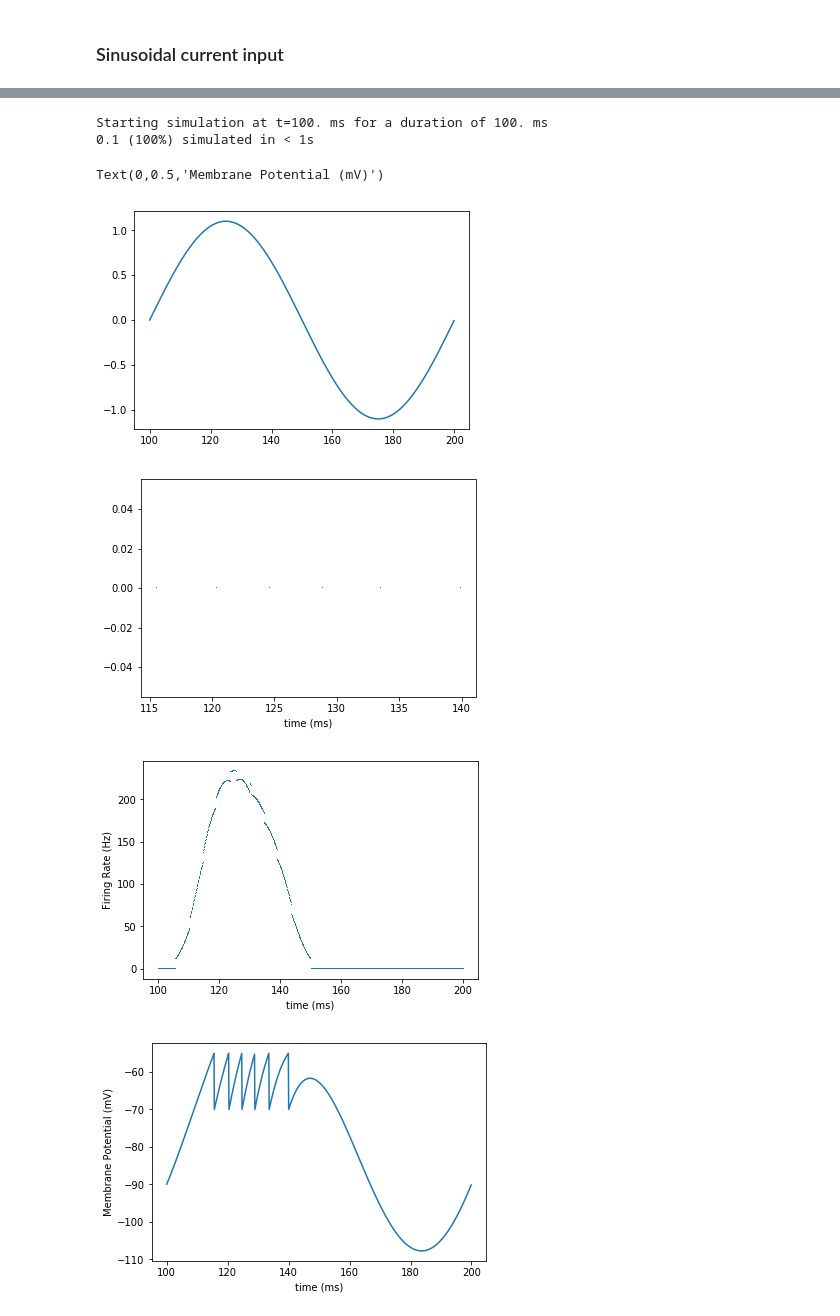
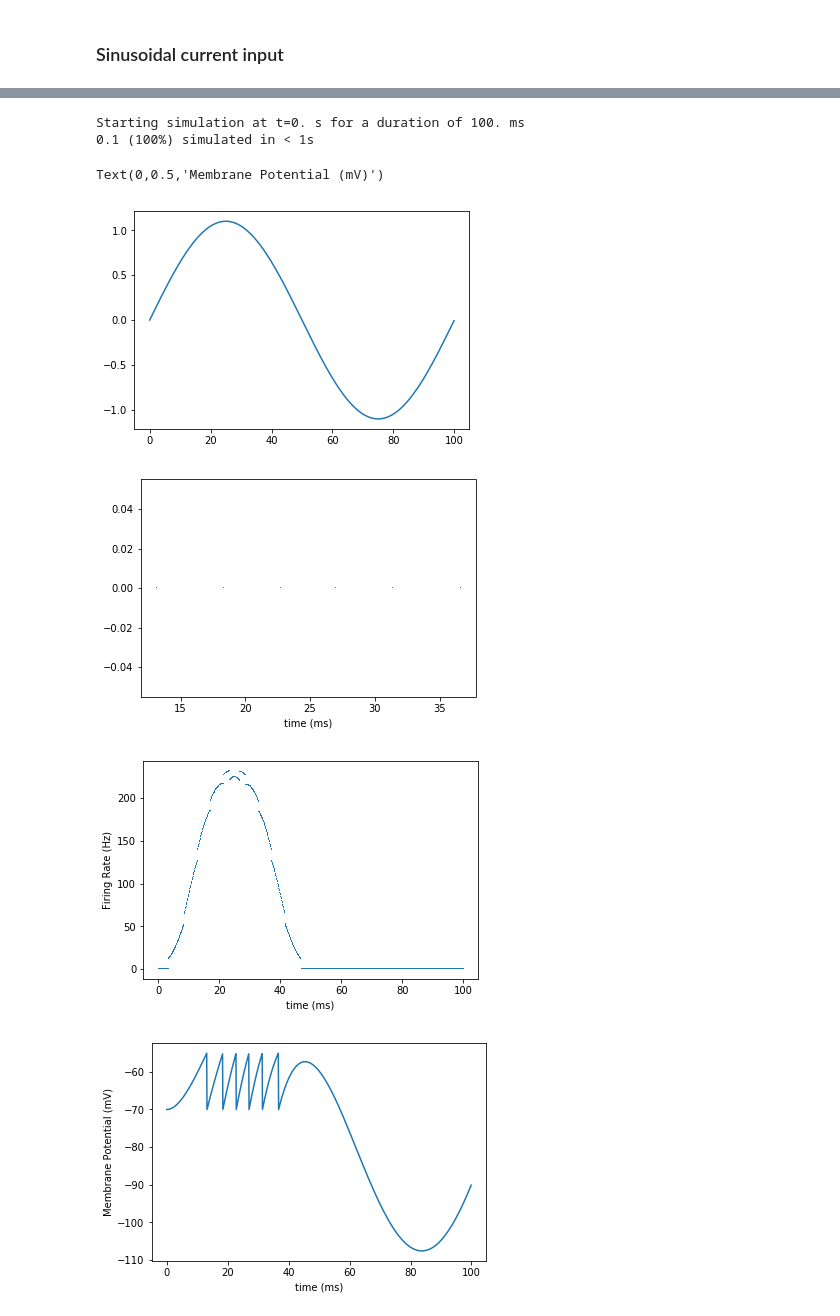
Before and after one commit to michaelglh/CAMP_project, a Jupyter notebook: Transcending Scales.ipynb, the cells around one changed output, grey strips where cells are left out. Cells and saved outputs as stored; diff of their text form; code cells hidden in the pictures.

```diff
--- a/Transcending Scales.ipynb
+++ b/Transcending Scales.ipynb
@@ -86,29 +90,28 @@ P.v = vl#initial value
 # %%
-sm_Im = StateMonitor(P,'I',record=range(N))
-sm = SpikeMonitor(P) # Record spike times
-sr = PopulationRateMonitor(P) #Record rate of population activity
-sm_vm = StateMonitor(P,'v',record=range(N)) # Record State Variables like Vm
+restore('initialized')
+
+P.v = vl#initial value
 
 run(100*ms, report='text')
 
 figure()
 plot(sm_Im.t/ms,transpose(sm_Im.I/namp))
 figure()
 plot(sm.t/ms,sm.i,',');
 plt.xlabel('time (ms)')
 figure()
 plot(sr.t/ms,sr.smooth_rate(width=5*ms)/Hz,',');
 plt.xlabel('time (ms)')
 plt.ylabel('Firing Rate (Hz)')
 figure()
 plot(sm_vm.t/ms,transpose(sm_vm.v/mV));
 plt.xlabel('time (ms)')
 plt.ylabel('Membrane Potential (mV)')
 # %% [output]
-Starting simulation at t=100. ms for a duration of 100. ms
+Starting simulation at t=0. s for a duration of 100. ms
 0.1 (100%) simulated in < 1s
 Text(0,0.5,'Membrane Potential (mV)')
-[figure, old version]
+[figure, new version]
-[figure, old version]
+[figure, new version]
-[figure, old version]
+[figure, new version]
-[figure, old version]
+[figure, new version]
```
Also changed, not shown: parts of 3 cells of this notebook.
